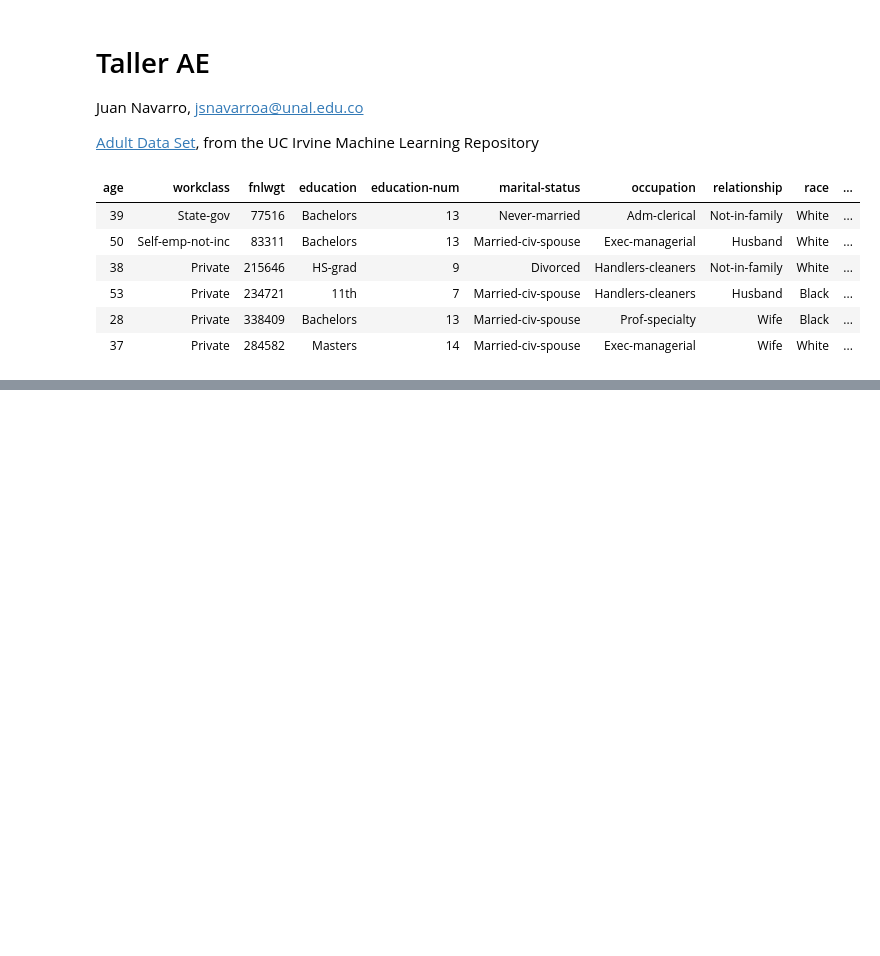
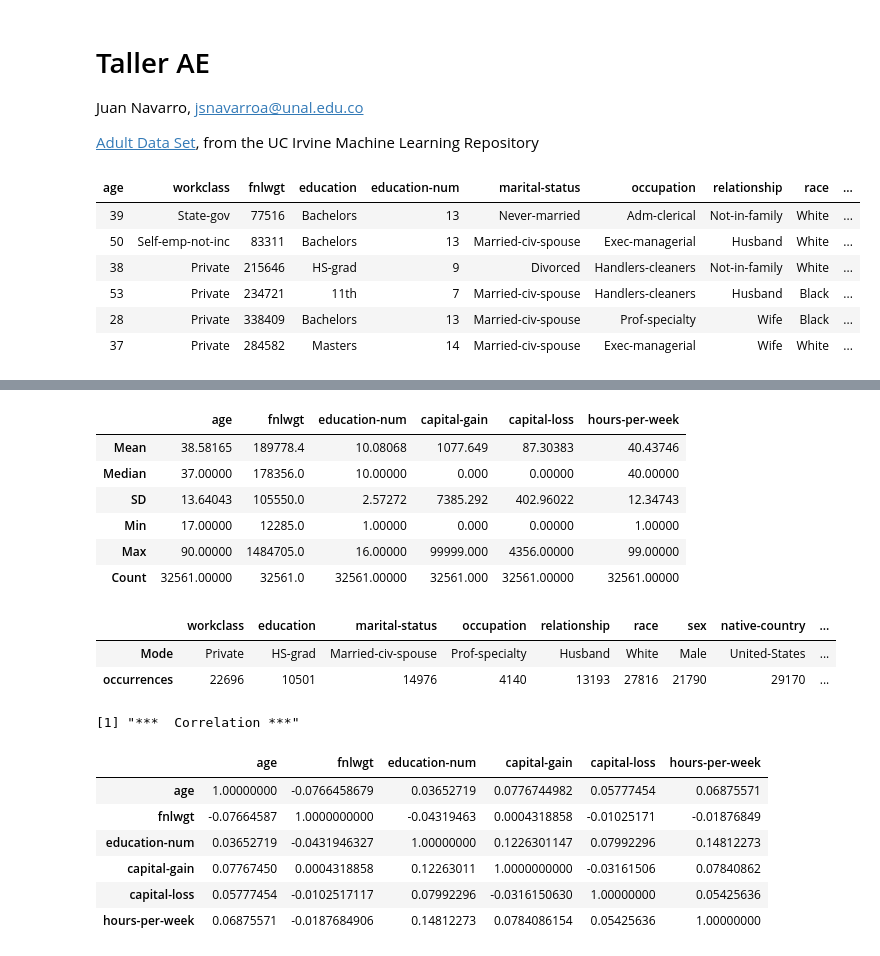
Before and after one commit to ingJSNA/dataMining2018, a Jupyter notebook: Taller AE.ipynb, the cells around one changed output, grey strips where cells are left out. Saved outputs shown, nothing was run; the diff lists cells and outputs as text; code cells hidden in the pictures; blank space fills up the shorter version.

```diff
--- a/Taller AE.ipynb
+++ b/Taller AE.ipynb
@@ -21,0 +44,52 @@ head(adult)
+# %%
+Mode <- function(x) {
+  ux <- unique(x)
+  ux[which.max(tabulate(match(x, ux)))]
+}
+
+# Defining the function, remove NA values by default
+my.summary <- function(x, na.rm=TRUE){
+  result <- c(Mean = mean(x, na.rm=na.rm),
+              Median = median(x, na.rm=na.rm),
+              #Var = var(x, na.rm=na.rm),
+              SD = sd(x, na.rm=na.rm),
+              Min = min(x, na.rm=na.rm),
+              Max = max(x, na.rm=na.rm),
+              Count = length(x))
+}
+
+# Defining the function, remove NA values by default
+ordinal.summary <- function(x, na.rm=TRUE){
+  result <- c(Mode = as.character(Mode(x)),
+              occurrences = length(which(x == Mode(x))))
+}
+
+# Identifying numeric columns
+ind <- sapply(adult, is.numeric)
+# Applying the summary function to numeric columns only
+sapply(adult[, ind], my.summary)
+
+sapply(adult[, !ind], ordinal.summary)
+
+# Covariance
+print("***  Correlation ***")
+cor(adult[, ind])
+# %% [output]
+|  | age | fnlwgt | education-num | capital-gain | capital-loss | hours-per-week |
+| Mean | 38.58165 | 189778.4 | 10.08068 | 1077.649 | 87.30383 | 40.43746 |
+| Median | 37.00000 | 178356.0 | 10.00000 | 0.000 | 0.00000 | 40.00000 |
+| SD | 13.64043 | 105550.0 | 2.57272 | 7385.292 | 402.96022 | 12.34743 |
+| Min | 17.00000 | 12285.0 | 1.00000 | 0.000 | 0.00000 | 1.00000 |
+| Max | 90.00000 | 1484705.0 | 16.00000 | 99999.000 | 4356.00000 | 99.00000 |
+| Count | 32561.00000 | 32561.0 | 32561.00000 | 32561.000 | 32561.00000 | 32561.00000 |
+|  | workclass | education | marital-status | occupation | relationship | race | sex | native-country | ... |
+| Mode | Private | HS-grad | Married-civ-spouse | Prof-specialty | Husband | White | Male | United-States | ... |
+| occurrences | 22696 | 10501 | 14976 | 4140 | 13193 | 27816 | 21790 | 29170 | ... |
+[1] "***  Correlation ***"
+|  | age | fnlwgt | education-num | capital-gain | capital-loss | hours-per-week |
+| age | 1.00000000 | -0.0766458679 | 0.03652719 | 0.0776744982 | 0.05777454 | 0.06875571 |
+| fnlwgt | -0.07664587 | 1.0000000000 | -0.04319463 | 0.0004318858 | -0.01025171 | -0.01876849 |
+| education-num | 0.03652719 | -0.0431946327 | 1.00000000 | 0.1226301147 | 0.07992296 | 0.14812273 |
+| capital-gain | 0.07767450 | 0.0004318858 | 0.12263011 | 1.0000000000 | -0.03161506 | 0.07840862 |
+| capital-loss | 0.05777454 | -0.0102517117 | 0.07992296 | -0.0316150630 | 1.00000000 | 0.05425636 |
+| hours-per-week | 0.06875571 | -0.0187684906 | 0.14812273 | 0.0784086154 | 0.05425636 | 1.00000000 |
```
Also changed, not shown: parts of 4 cells of this notebook.
